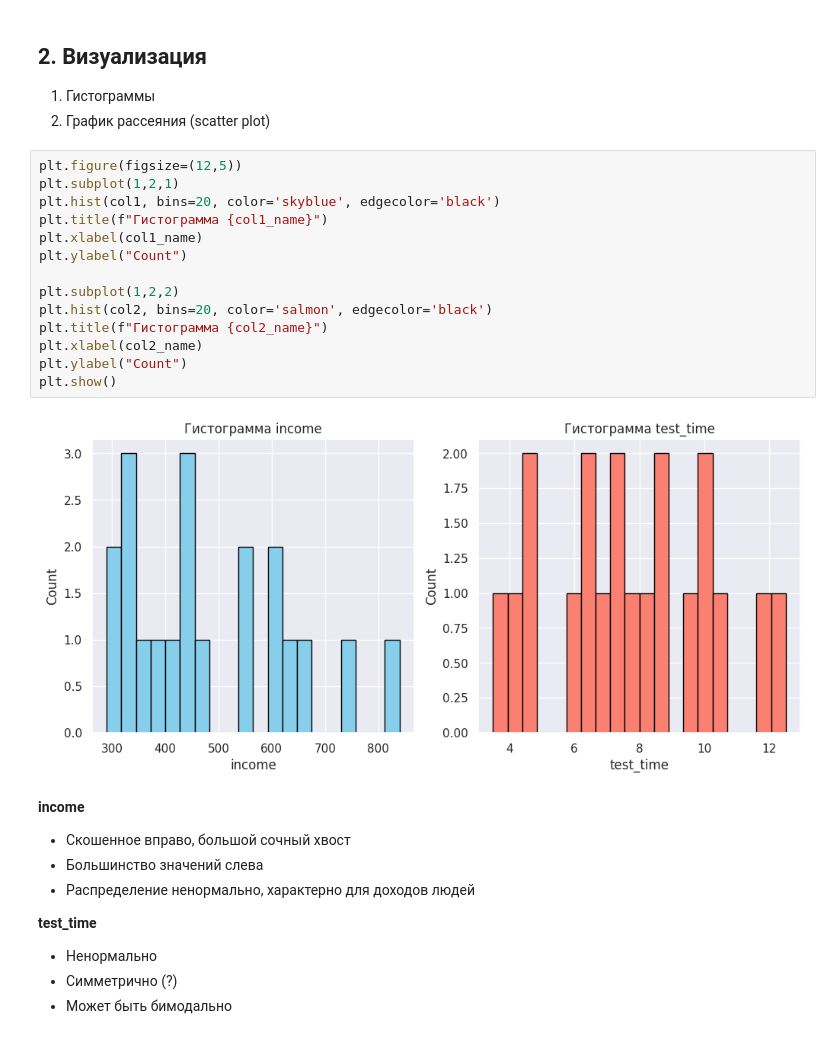
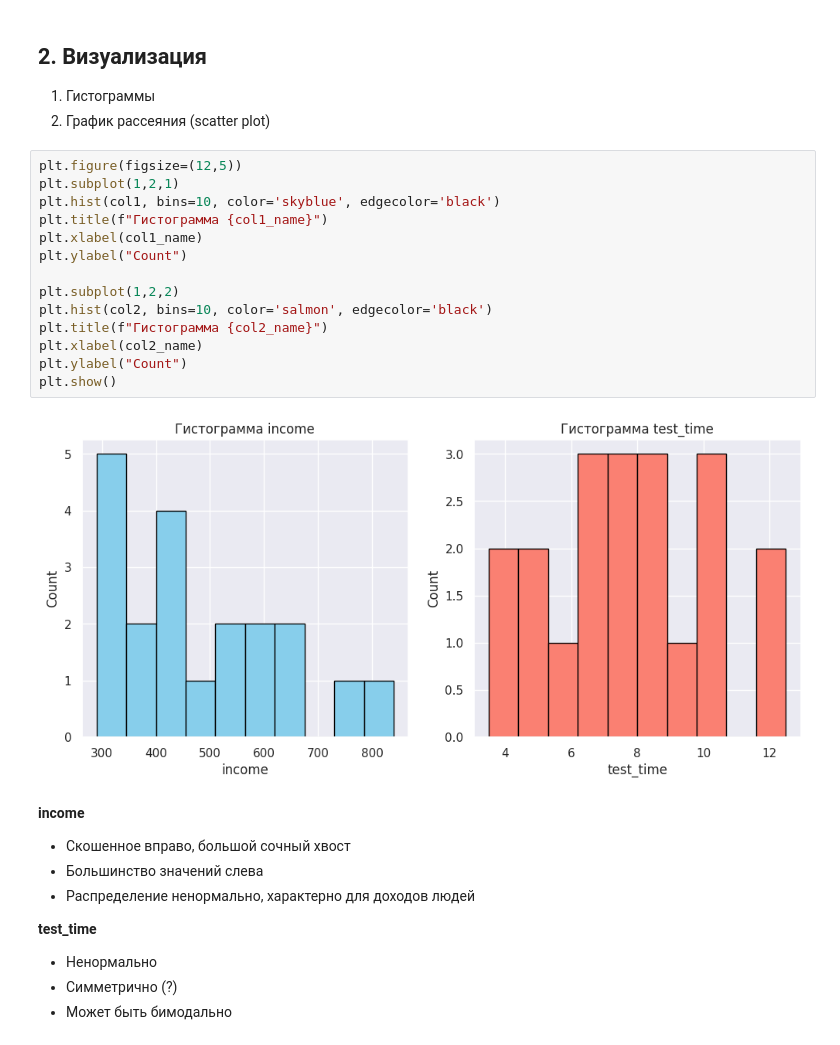
Before and after one commit to poluzerovT/oiad-4-2025, a Jupyter notebook: Chepikov/2.ipynb, the cells around one changed output. Cells and saved outputs as stored; diff of their text form.

```diff
--- a/Chepikov/2.ipynb
+++ b/Chepikov/2.ipynb
@@ -113,19 +127,19 @@ print(f"Корреляция Кенделла: {kendall_corr:.3f}, p-value: {ken
 # %%
 plt.figure(figsize=(12,5))
 plt.subplot(1,2,1)
-plt.hist(col1, bins=20, color='skyblue', edgecolor='black')
+plt.hist(col1, bins=10, color='skyblue', edgecolor='black')
 plt.title(f"Гистограмма {col1_name}")
 plt.xlabel(col1_name)
 plt.ylabel("Count")
 
 plt.subplot(1,2,2)
-plt.hist(col2, bins=20, color='salmon', edgecolor='black')
+plt.hist(col2, bins=10, color='salmon', edgecolor='black')
 plt.title(f"Гистограмма {col2_name}")
 plt.xlabel(col2_name)
 plt.ylabel("Count")
 plt.show()
 # %% [output]
-[figure, old version]
+[figure, new version]
 # %% [markdown]
 **income**
 - Скошенное вправо, большой сочный хвост
```
Also changed, not shown: parts of 2 cells of this notebook, 1 other file.
